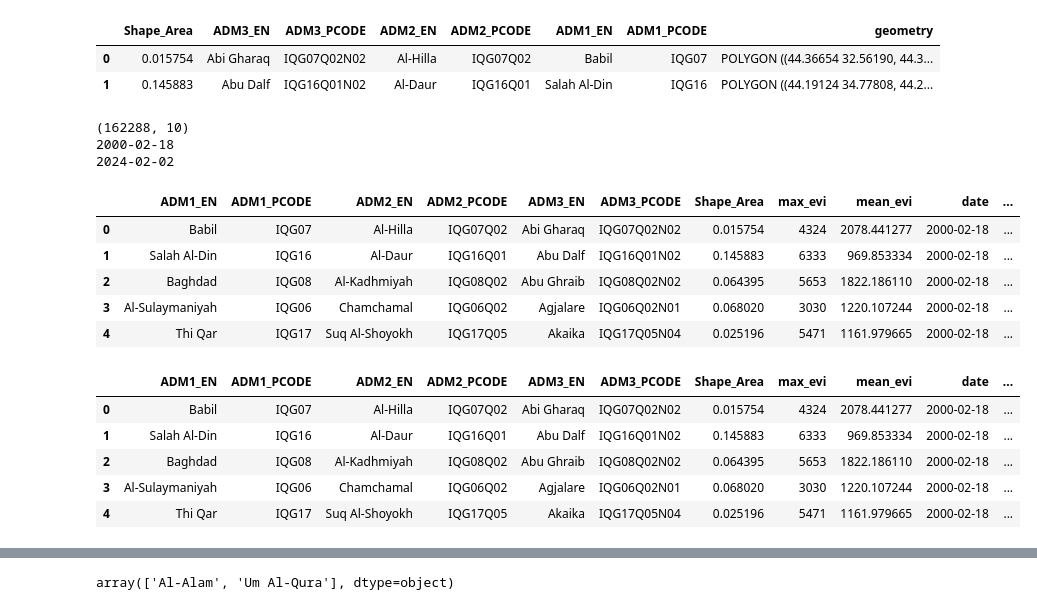
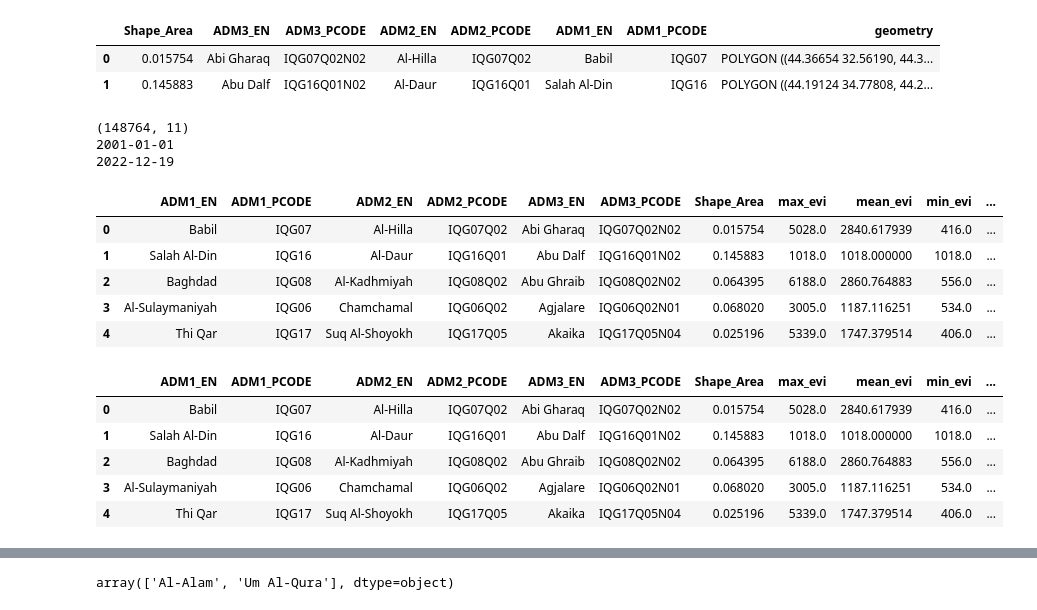
Before and after one commit to natalie-ayers/Iraq-post-conflict-rebel-governance, a Jupyter notebook: scratch_ag_indices.ipynb, the cells around one changed output, grey strips where cells are left out. Cells and saved outputs as stored; diff of their text form; code cells hidden in the pictures.

```diff
--- a/scratch_ag_indices.ipynb
+++ b/scratch_ag_indices.ipynb
@@ -23,12 +23,13 @@ iraq_adm3_filt.head(2)
 | 1 | 0.145883 | Abu Dalf | IQG16Q01N02 | Al-Daur | IQG16Q01 | Salah Al-Din | IQG16 | POLYGON ((44.19124 34.77808, 44.2... |
 # %%
 # read in all 8-month-chunk EVI values and combine into single dataframe
-evi_8month_dir = source_dir + '/data/satellite_indices/evi/evi_8month_batches/'
+#evi_8month_dir = source_dir + '/data/satellite_indices/evi/evi_mean_max_nomask/evi_8month_batches/'
+evi_6month_dir = source_dir + '/data/satellite_indices/evi/evi_mask_mean_max_min/evi_6mo_batches/'
 #os.listdir(evi_8month_dir)
 # %%
 dfs = []
-for file in os.listdir(evi_8month_dir):
-    file_path = evi_8month_dir + file
+for file in os.listdir(evi_6month_dir):
+    file_path = evi_6month_dir + file
     df = pd.read_csv(file_path, index_col=None)
     dfs.append(df)
 
@@ -36,20 +37,22 @@ full_df = pd.concat(dfs, axis=0, ignore_index=True)
 # %%
 scale_factor = 0.0001
 
 print(full_df.shape)
 print(full_df['date'].min())
 print(full_df['date'].max())
 full_df['mean_evi_scaled'] = full_df['mean_evi'] * scale_factor
 full_df['max_evi_scaled'] = full_df['max_evi'] * scale_factor
+full_df['min_evi_scaled'] = full_df['min_evi'] * scale_factor
+
 full_df.head()
 # %% [output]
-(162288, 10)
-2000-02-18
-2024-02-02
+(148764, 11)
+2001-01-01
+2022-12-19
-|  | ADM1_EN | ADM1_PCODE | ADM2_EN | ADM2_PCODE | ADM3_EN | ADM3_PCODE | Shape_Area | max_evi | mean_evi | date | ... |
-| 0 | Babil | IQG07 | Al-Hilla | IQG07Q02 | Abi Gharaq | IQG07Q02N02 | 0.015754 | 4324 | 2078.441277 | 2000-02-18 | ... |
-| 1 | Salah Al-Din | IQG16 | Al-Daur | IQG16Q01 | Abu Dalf | IQG16Q01N02 | 0.145883 | 6333 | 969.853334 | 2000-02-18 | ... |
-| 2 | Baghdad | IQG08 | Al-Kadhmiyah | IQG08Q02 | Abu Ghraib | IQG08Q02N02 | 0.064395 | 5653 | 1822.186110 | 2000-02-18 | ... |
-| 3 | Al-Sulaymaniyah | IQG06 | Chamchamal | IQG06Q02 | Agjalare | IQG06Q02N01 | 0.068020 | 3030 | 1220.107244 | 2000-02-18 | ... |
-| 4 | Thi Qar | IQG17 | Suq Al-Shoyokh | IQG17Q05 | Akaika | IQG17Q05N04 | 0.025196 | 5471 | 1161.979665 | 2000-02-18 | ... |
+|  | ADM1_EN | ADM1_PCODE | ADM2_EN | ADM2_PCODE | ADM3_EN | ADM3_PCODE | Shape_Area | max_evi | mean_evi | min_evi | ... |
+| 0 | Babil | IQG07 | Al-Hilla | IQG07Q02 | Abi Gharaq | IQG07Q02N02 | 0.015754 | 5028.0 | 2840.617939 | 416.0 | ... |
+| 1 | Salah Al-Din | IQG16 | Al-Daur | IQG16Q01 | Abu Dalf | IQG16Q01N02 | 0.145883 | 1018.0 | 1018.000000 | 1018.0 | ... |
+| 2 | Baghdad | IQG08 | Al-Kadhmiyah | IQG08Q02 | Abu Ghraib | IQG08Q02N02 | 0.064395 | 6188.0 | 2860.764883 | 556.0 | ... |
+| 3 | Al-Sulaymaniyah | IQG06 | Chamchamal | IQG06Q02 | Agjalare | IQG06Q02N01 | 0.068020 | 3005.0 | 1187.116251 | 534.0 | ... |
+| 4 | Thi Qar | IQG17 | Suq Al-Shoyokh | IQG17Q05 | Akaika | IQG17Q05N04 | 0.025196 | 5339.0 | 1747.379514 | 406.0 | ... |
 # %%
@@ -62,10 +65,10 @@ full_df_geo = full_df.merge(adm3_geoms, how='left',on='ADM3_PCODE')
 full_gdf = gpd.GeoDataFrame(full_df_geo, geometry=full_df_geo['geometry'])
 full_gdf.head()
 # %% [output]
-|  | ADM1_EN | ADM1_PCODE | ADM2_EN | ADM2_PCODE | ADM3_EN | ADM3_PCODE | Shape_Area | max_evi | mean_evi | date | ... |
-| 0 | Babil | IQG07 | Al-Hilla | IQG07Q02 | Abi Gharaq | IQG07Q02N02 | 0.015754 | 4324 | 2078.441277 | 2000-02-18 | ... |
-| 1 | Salah Al-Din | IQG16 | Al-Daur | IQG16Q01 | Abu Dalf | IQG16Q01N02 | 0.145883 | 6333 | 969.853334 | 2000-02-18 | ... |
-| 2 | Baghdad | IQG08 | Al-Kadhmiyah | IQG08Q02 | Abu Ghraib | IQG08Q02N02 | 0.064395 | 5653 | 1822.186110 | 2000-02-18 | ... |
-| 3 | Al-Sulaymaniyah | IQG06 | Chamchamal | IQG06Q02 | Agjalare | IQG06Q02N01 | 0.068020 | 3030 | 1220.107244 | 2000-02-18 | ... |
-| 4 | Thi Qar | IQG17 | Suq Al-Shoyokh | IQG17Q05 | Akaika | IQG17Q05N04 | 0.025196 | 5471 | 1161.979665 | 2000-02-18 | ... |
+|  | ADM1_EN | ADM1_PCODE | ADM2_EN | ADM2_PCODE | ADM3_EN | ADM3_PCODE | Shape_Area | max_evi | mean_evi | min_evi | ... |
+| 0 | Babil | IQG07 | Al-Hilla | IQG07Q02 | Abi Gharaq | IQG07Q02N02 | 0.015754 | 5028.0 | 2840.617939 | 416.0 | ... |
+| 1 | Salah Al-Din | IQG16 | Al-Daur | IQG16Q01 | Abu Dalf | IQG16Q01N02 | 0.145883 | 1018.0 | 1018.000000 | 1018.0 | ... |
+| 2 | Baghdad | IQG08 | Al-Kadhmiyah | IQG08Q02 | Abu Ghraib | IQG08Q02N02 | 0.064395 | 6188.0 | 2860.764883 | 556.0 | ... |
+| 3 | Al-Sulaymaniyah | IQG06 | Chamchamal | IQG06Q02 | Agjalare | IQG06Q02N01 | 0.068020 | 3005.0 | 1187.116251 | 534.0 | ... |
+| 4 | Thi Qar | IQG17 | Suq Al-Shoyokh | IQG17Q05 | Akaika | IQG17Q05N04 | 0.025196 | 5339.0 | 1747.379514 | 406.0 | ... |
 # %%
```
Also changed, not shown: parts of 4 cells of this notebook, 25 other files.
